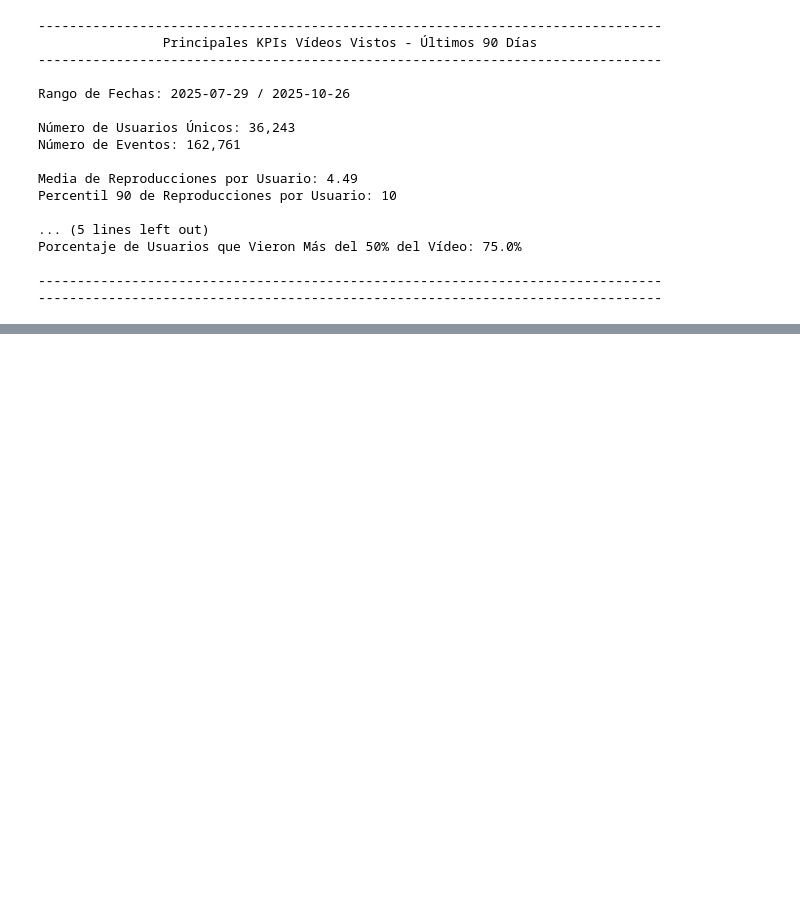
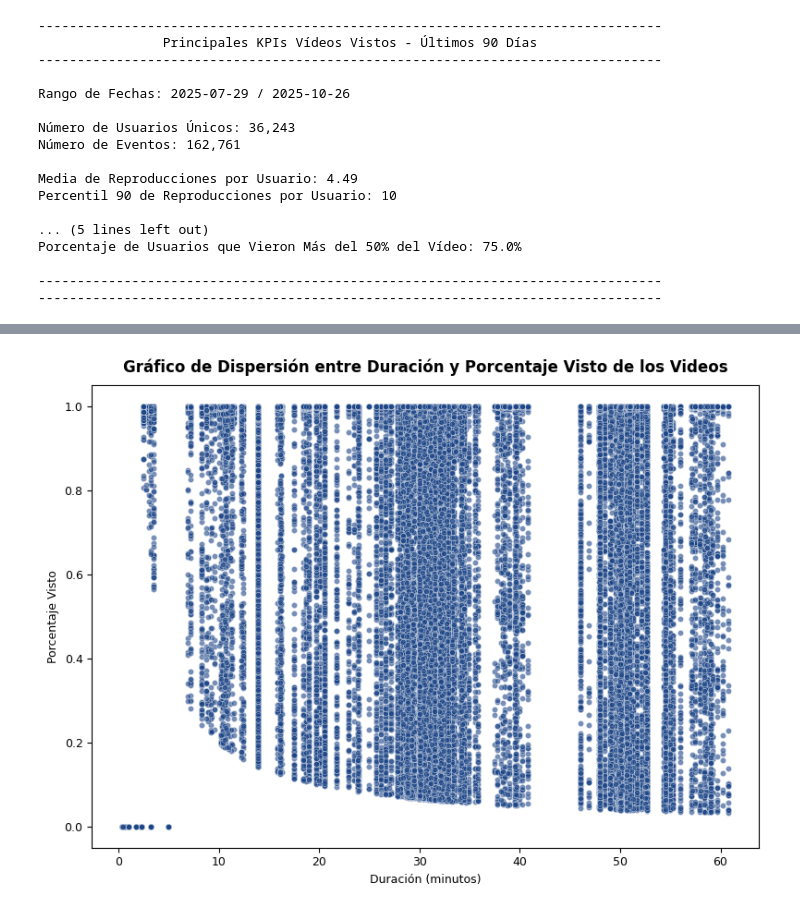
Before and after one commit to AndresC1020/despliegue-soluciones-analiticas, a Jupyter notebook: notebooks/1. Analisis Exploratorio.ipynb, the cells around one changed output, grey strips where cells are left out. Drawn from its saved outputs; the diff is of its cells as text; code cells hidden in the pictures; blank space fills up the shorter version.

```diff
--- a/notebooks/1. Analisis Exploratorio.ipynb
+++ b/notebooks/1. Analisis Exploratorio.ipynb
@@ -220,0 +251,17 @@ plt.show()
+# %%
+# 3.4. Número de usuarios en cada Bucket de Completion Video.
+
+videoWatched_Dataframe['COMPLETION_BUCKET'] = pd.cut(videoWatched_Dataframe['VIDEO_WATCHED_PERCENTAGE'], bins = [0, 0.25, 0.50, 0.75, 1], labels = ['0 - 25%', '25 - 50%', '50 - 75%', '75 - 100%'], include_lowest = True, right = False)
+
+completionSummary = (
+    videoWatched_Dataframe.groupby('COMPLETION_BUCKET')
+    .agg(
+        TOTAL_EVENTOS = ('USER_ID', 'count'),
+        USUARIOS_UNICOS = ('USER_ID', 'nunique')
+    )
+    .reset_index()
+)
+
+totalUsers = videoWatched_Dataframe['USER_ID'].nunique()
+completionSummary['PORC_PARTICIPACION_USUARIOS'] = (completionSummary['USUARIOS_UNICOS'] / totalUsers * 100).round(1)
+completionSummary
@@ -220,0 +274,17 @@ plt.show()
+# %%
+# 3.5. Gráfico de Dispersión entre Duración y Porcentaje Visto de los Videos.
+
+plt.figure(figsize = (8, 6))
+plt.title('Gráfico de Dispersión entre Duración y Porcentaje Visto de los Videos', fontsize = 12, fontweight = 'bold', pad = 10)
+
+sns.scatterplot(data = videoWatched_Dataframe, x = 'VIDEO_LENGTH_MIN', y = 'VIDEO_WATCHED_PERCENTAGE', alpha = 0.6, s = 20, color = '#1c4587')
+
+plt.xlabel('Duración (minutos)', fontsize = 9)
+plt.ylabel('Porcentaje Visto', fontsize = 9)
+
+plt.tick_params(labelsize = 9)
+
+plt.tight_layout()
+plt.show()
+# %% [output]
+[figure, added]
```
Also changed, not shown: parts of 6 cells of this notebook, 1 other file.
